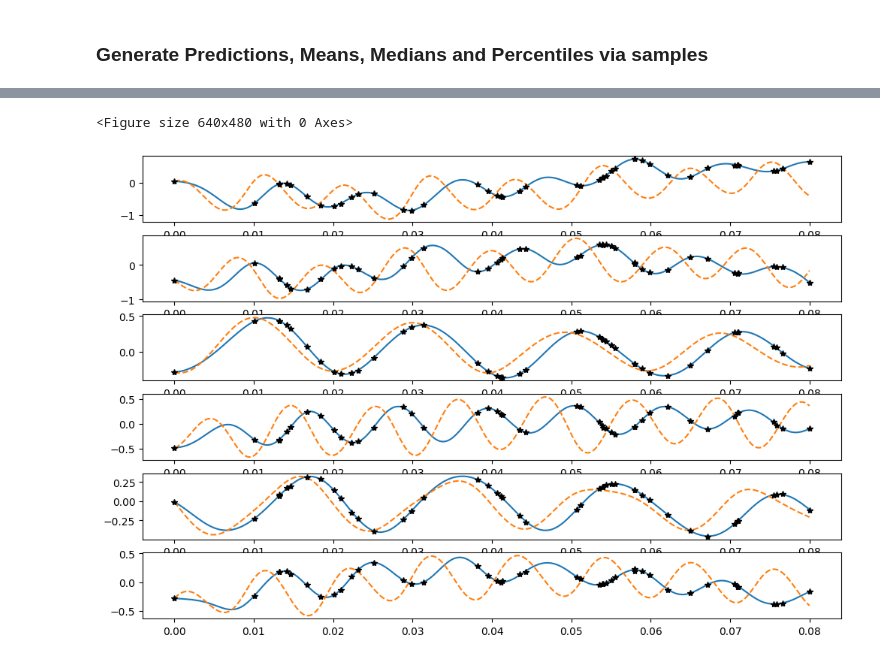
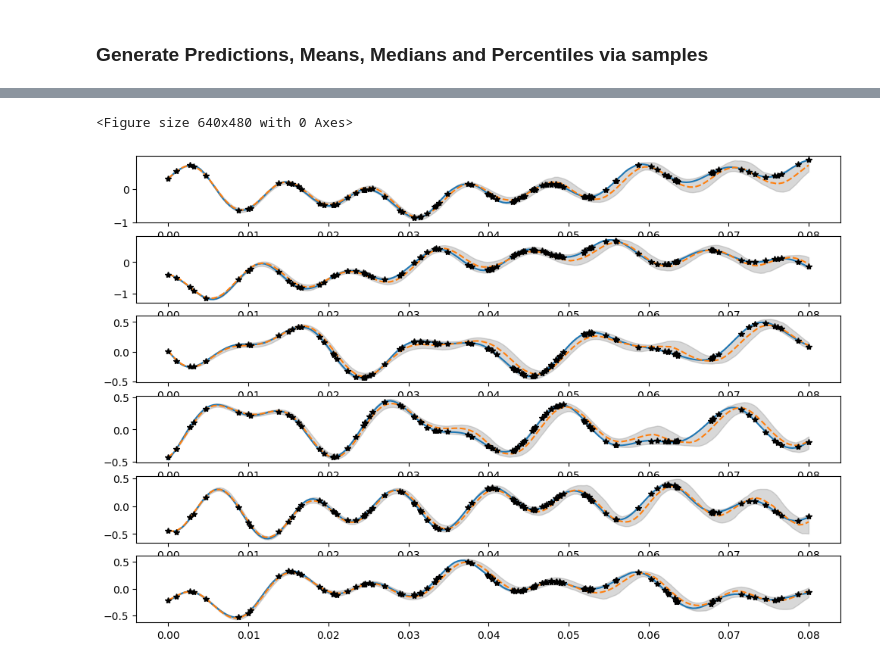
Before and after one commit to Anthony50102/probabilistic_rom_inference, a Jupyter notebook: euler/euler_eval_time.ipynb, the cells around one changed output, grey strips where cells are left out. Cells and saved outputs as stored; diff of their text form; code cells hidden in the pictures.

Commit message:
Results look good enough, clean up and smash together to get some side by sides

```diff
--- a/euler/euler_eval_time.ipynb
+++ b/euler/euler_eval_time.ipynb
@@ -28,8 +30,8 @@ import random
 # %%
 training_span = (0, 0.08)
-num_samples = 45
+num_samples = 100
 noiselevel = .03
-num_regression_points = 400
+num_regression_points = 200
 numPODmodes = 6
 num_pulls = 200
 time_domain_test = np.linspace(0, training_span[-1], num_regression_points)
@@ -818,7 +820,7 @@ guide = autoguide.AutoDAIS(model)
 guide = autoguide.AutoDelta(model)
 
 # Setup optimizer
-optimizer = Adam(step_size=0.01)
+optimizer = Adam(step_size=0.1)
 
 # Create SVI object
 svi = SVI(model, guide, optimizer, loss=Trace_ELBO())
@@ -863,7 +865,7 @@ for i in range(num_iterations):
     else:
         patience_counter += 1
 
-    if patience_counter > patience and i > 5000:
+    if (patience_counter > patience and i > 5000) or (loss < 0):
         print(f"Early stopping at iteration {i}")
         break
 
@@ -875,7 +877,7 @@ params = svi.get_params(svi_state)
 
 # Get posterior samples if needed
 predictive = Predictive(guide, params=params, num_samples=1000)
-samples = predictive(rng_key,
+gm_samples = predictive(rng_key,
                      time=time_m[:, None],
                      qhat=snapshots_compressed,
                      chi=noiselevel,
@@ -915,0 +918,4 @@ Final loss: -237.7113
+# %%
+Omean = gm_samples['O'].mean(axis=0)
+Ostd = gm_samples['O'].std(axis=0)
+Omean.shape, Ostd.shape
@@ -928,7 +1104,7 @@ for i in range(num_pulls):
     rom.model._extract_operators(np.array(O))
     rom.model.predict(state0=snapshots_compressed[:, 0], t=time_m)
     if rom.model.predict_result_.y.shape[1] < time_m.size:
-        print("Bad solve, skipping")
+        print("Bad solve, skipping", rom.model.predict_result_.y.shape)
         continue
     rom_solves.append(rom.model.predict_result_.y)
 
@@ -944,5 +1120,7 @@ rom_solves_mean = rom_solves.mean(axis=0)
 X_median = np.median(Xs, axis=0)
 O_median = np.median(Os, axis=0)
 rom_solves_median = np.median(rom_solves, axis=0)
-X_mean.shape, O_mean.shape, X_median.shape, O_median.shape
+rom_solves_95 = np.percentile(rom_solves, 95, axis=0)
+rom_solves_5 = np.percentile(rom_solves, 5, axis=0)
+X_mean.shape, O_mean.shape, X_median.shape, O_median.shape, rom_solves_5.shape
 # %% [output]
@@ -980,15 +1158,16 @@ plt.show()
 # %%
 plt.clf()
 fig, ax = plt.subplots(numPODmodes, figsize=(12,8))
 
 for i in range(numPODmodes):
     ax[i].plot(time_m, X_mean[i])
-    ax[i].plot(time_m, rom_solves[i][i], linestyle='--')
+    ax[i].plot(time_m, rom_solves_median[i], linestyle='--')
     ax[i].plot(time_domain_sampled, snapshots_compressed[i], 'k*')
+    ax[i].fill_between(time_m, rom_solves_5[i,:], rom_solves_95[i, :], color='gray', alpha=0.3)
 
 
 
 plt.show()
 # %% [output]
 <Figure size 640x480 with 0 Axes>
-[figure, old version]
+[figure, new version]
```
Also changed, not shown: parts of 22 cells of this notebook.
